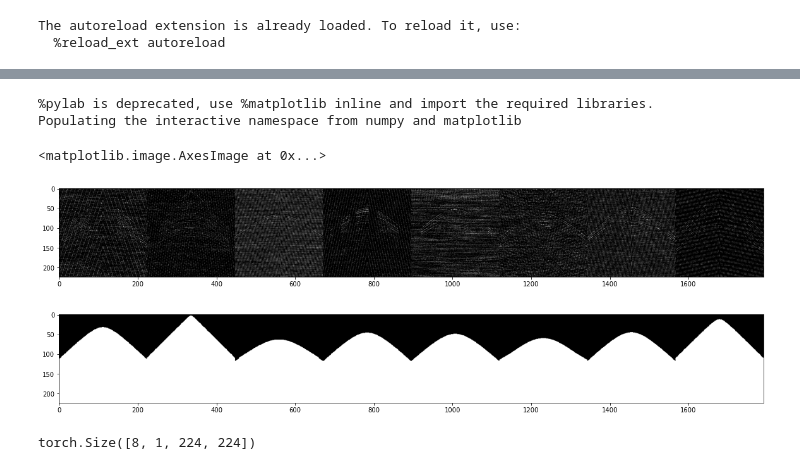
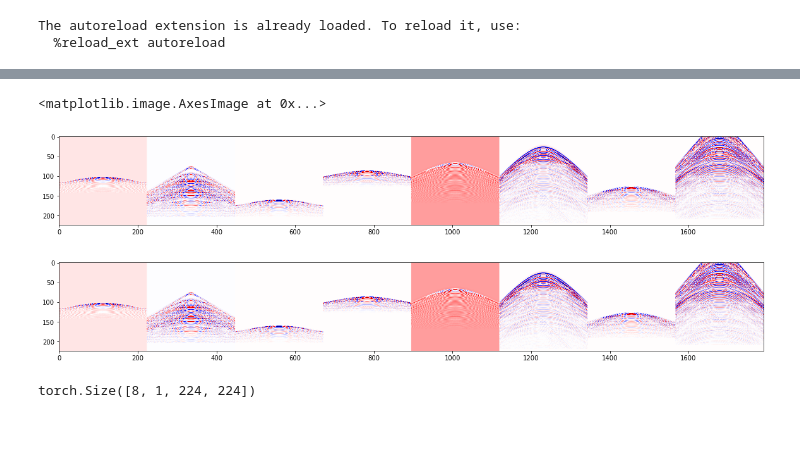
Before and after one commit to makamoa/seismic, a Jupyter notebook: src/FFTDemo.ipynb, the cells around one changed output, grey strips where cells are left out. Cells and saved outputs as stored; diff of their text form; code cells hidden in the pictures; blank space fills up the shorter version.

```diff
--- a/src/FFTDemo.ipynb
+++ b/src/FFTDemo.ipynb
@@ -32,9 +32,9 @@ The autoreload extension is already loaded. To reload it, use:
   %reload_ext autoreload
 # %%
 from data import get_train_val_dataset, get_dataset
-from noiseadding import low_pass_noise, trace_noise, build_noise_transforms
+from utils import RandomShift
 noise_transforms = build_noise_transforms(5, scale=0.25)
-firstbreak_dataset = get_dataset('firstbreak', noise_transforms=noise_transforms)
+firstbreak_dataset = get_dataset('denoise', noise_transforms=[RandomShift(mean=2.5, std=1.0, shift_mean=20, shift_std=10)])
 # %%
 loader = DataLoader(firstbreak_dataset, batch_size=8, shuffle=True)
 sample = iter(loader).__next__()
@@ -46,7 +43,7 @@ sample = iter(loader).__next__()
 %pylab inline
 import torchvision
 sample = iter(loader).next()
-figure(figsize=(20,20)); imshow(torchvision.utils.make_grid(sample['input'], padding=0).permute((1, 2, 0)))
-figure(figsize=(20,20)); imshow(torchvision.utils.make_grid(sample['target'].float().unsqueeze(1), padding=0).permute((1, 2, 0)))
+figure(figsize=(20,20)); imshow(torchvision.utils.make_grid(sample['input'], padding=0)[0][None,...].permute((1, 2, 0)), cmap='seismic')
+figure(figsize=(20,20)); imshow(torchvision.utils.make_grid(sample['target'].float(), padding=0)[0][None,...].permute((1, 2, 0)), cmap='seismic')
 #sample['target']
 # %% [output]
@@ -54,8 +52,6 @@ WARNING: Clipping input data to the valid range for imshow with RGB data ([0..1]
-%pylab is deprecated, use %matplotlib inline and import the required libraries.
-Populating the interactive namespace from numpy and matplotlib
+<matplotlib.image.AxesImage at 0x...>
-<matplotlib.image.AxesImage at 0x...>
-[figure, old version]
+[figure, new version]
-[figure, old version]
+[figure, new version]
 # %%
 from noiseadding import LowPassFilter
 filt = LowPassFilter(cutoff=0.6)
```
Also changed, not shown: parts of 2 cells of this notebook, 6 other files.
